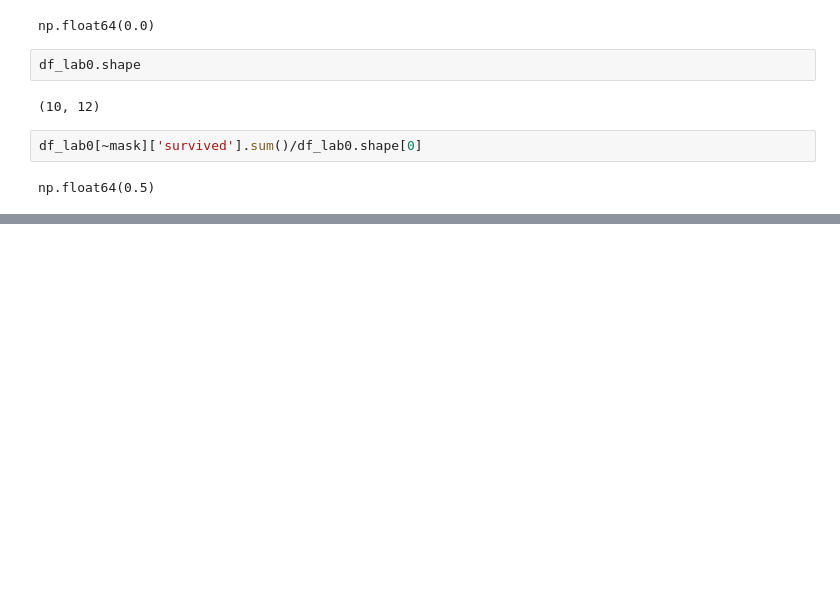
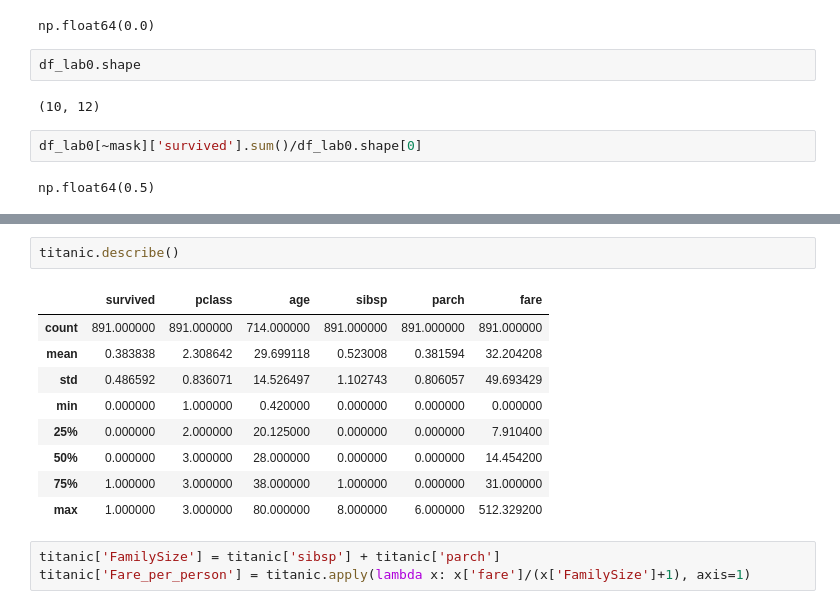
Before and after one commit to ntlong-NEU/DSEB65B-DataPre-Visual, a Jupyter notebook: Lesson_1_getting_started_pandas.ipynb, the cells around one changed output, grey strips where cells are left out. Drawn from its saved outputs; the diff is of its cells as text; blank space fills up the shorter version.

```diff
--- a/Lesson_1_getting_started_pandas.ipynb
+++ b/Lesson_1_getting_started_pandas.ipynb
@@ -585,0 +1050,15 @@ np.float64(0.5)
+# %%
+titanic.describe()
+# %% [output]
+|  | survived | pclass | age | sibsp | parch | fare |
+| count | 891.000000 | 891.000000 | 714.000000 | 891.000000 | 891.000000 | 891.000000 |
+| mean | 0.383838 | 2.308642 | 29.699118 | 0.523008 | 0.381594 | 32.204208 |
+| std | 0.486592 | 0.836071 | 14.526497 | 1.102743 | 0.806057 | 49.693429 |
+| min | 0.000000 | 1.000000 | 0.420000 | 0.000000 | 0.000000 | 0.000000 |
+| 25% | 0.000000 | 2.000000 | 20.125000 | 0.000000 | 0.000000 | 7.910400 |
+| 50% | 0.000000 | 3.000000 | 28.000000 | 0.000000 | 0.000000 | 14.454200 |
+| 75% | 1.000000 | 3.000000 | 38.000000 | 1.000000 | 0.000000 | 31.000000 |
+| max | 1.000000 | 3.000000 | 80.000000 | 8.000000 | 6.000000 | 512.329200 |
+# %%
+titanic['FamilySize'] = titanic['sibsp'] + titanic['parch']
+titanic['Fare_per_person'] = titanic.apply(lambda x: x['fare']/(x['FamilySize']+1), axis=1)
```
Also changed, not shown: parts of 56 cells of this notebook.
